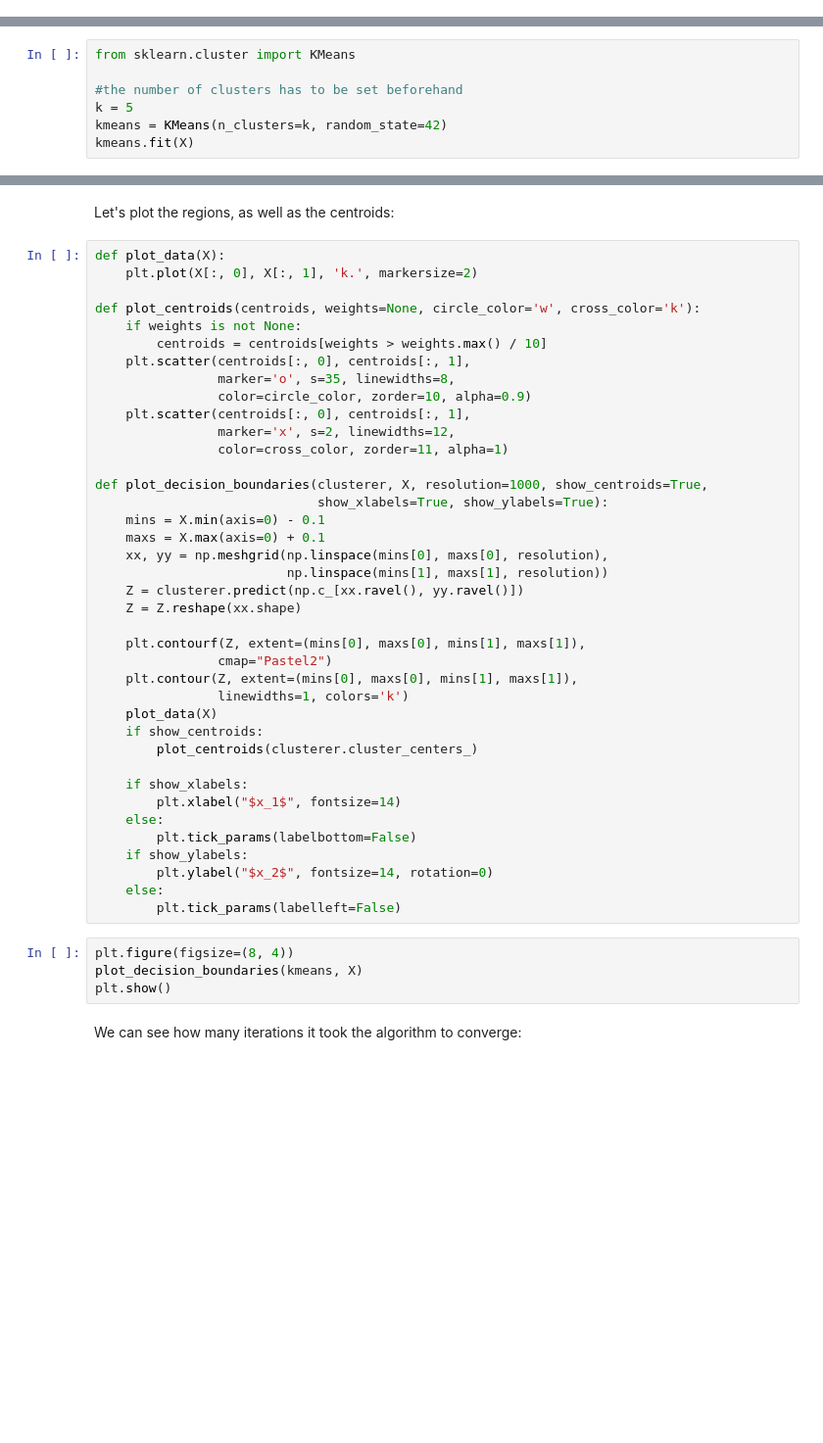
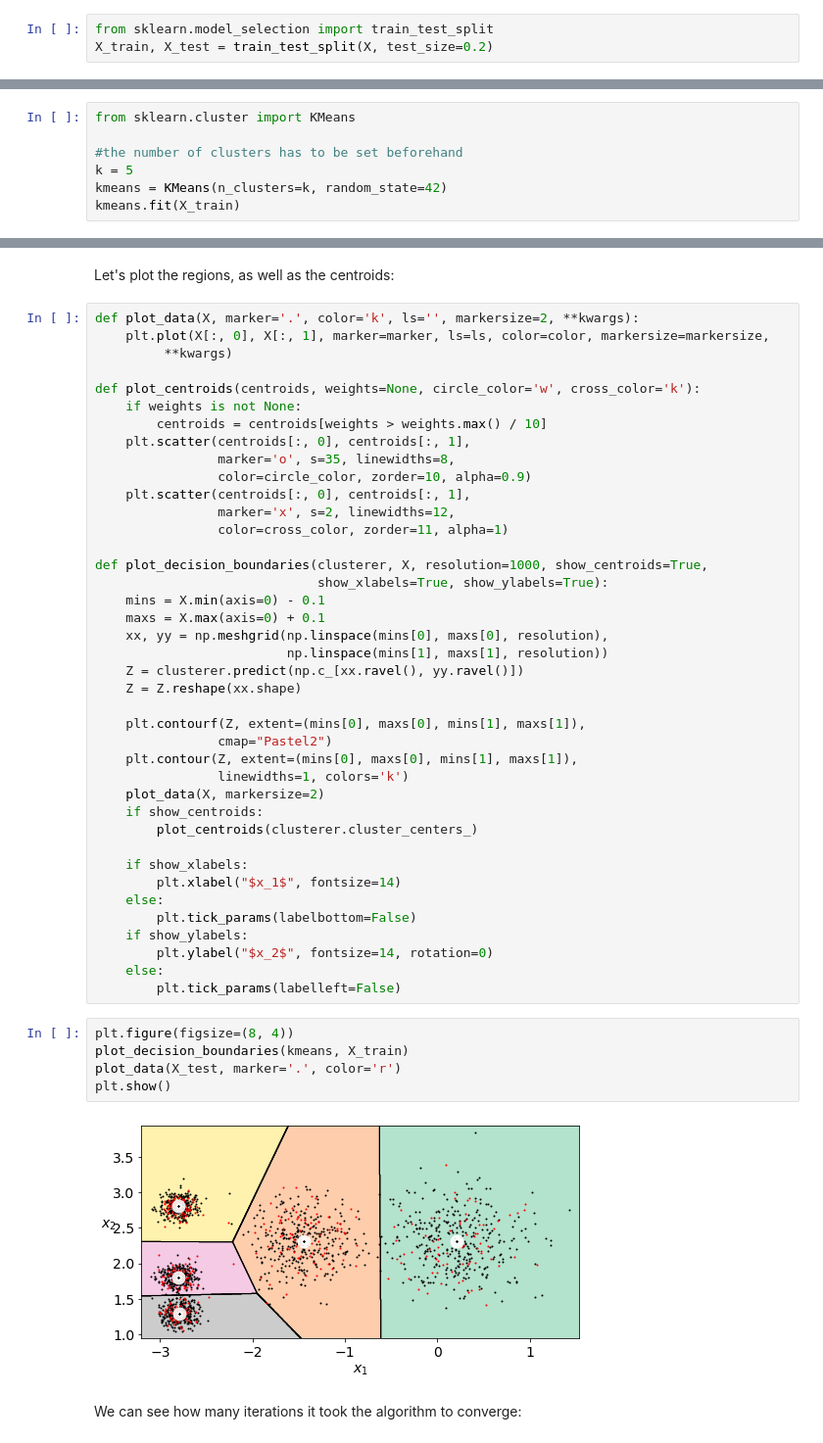
Before and after one commit to anavica209/Arqui, a Jupyter notebook: 03_Unsupervised.ipynb, the cells around one changed output, grey strips where cells are left out. Shown at 98% size. Saved outputs shown, nothing was run; the diff lists cells and outputs as text; blank space fills up the shorter version.

```diff
--- a/03_Unsupervised.ipynb
+++ b/03_Unsupervised.ipynb
@@ -822,3 +1034,6 @@ plot_clusters(X)
+# %%
+from sklearn.model_selection import train_test_split
+X_train, X_test = train_test_split(X, test_size=0.2)
 # %% [markdown]
 The K-means algorithm consists on:
 1. Pick random centroids of the clusters
@@ -832,4 +1047,4 @@ from sklearn.cluster import KMeans
 #the number of clusters has to be set beforehand
 k = 5
 kmeans = KMeans(n_clusters=k, random_state=42)
-kmeans.fit(X)
+kmeans.fit(X_train)
@@ -850,8 +1105,9 @@ True
 # %% [markdown]
 Let's plot the regions, as well as the centroids:
 # %%
-def plot_data(X):
-    plt.plot(X[:, 0], X[:, 1], 'k.', markersize=2)
+def plot_data(X, marker='.', color='k', ls='', markersize=2, **kwargs):
+    plt.plot(X[:, 0], X[:, 1], marker=marker, ls=ls, color=color, markersize=markersize,
+         **kwargs)
 
 def plot_centroids(centroids, weights=None, circle_color='w', cross_color='k'):
     if weights is not None:
@@ -876,7 +1132,7 @@ def plot_decision_boundaries(clusterer, X, resolution=1000, show_centroids=True,
                 cmap="Pastel2")
     plt.contour(Z, extent=(mins[0], maxs[0], mins[1], maxs[1]),
                 linewidths=1, colors='k')
-    plot_data(X)
+    plot_data(X, markersize=2)
     if show_centroids:
         plot_centroids(clusterer.cluster_centers_)
 
@@ -890,8 +1146,11 @@ def plot_decision_boundaries(clusterer, X, resolution=1000, show_centroids=True,
         plt.tick_params(labelleft=False)
 # %%
 plt.figure(figsize=(8, 4))
-plot_decision_boundaries(kmeans, X)
+plot_decision_boundaries(kmeans, X_train)
+plot_data(X_test, marker='.', color='r')
 plt.show()
+# %% [output]
+[figure, added]
 # %% [markdown]
 We can see how many iterations it took the algorithm to converge:
 # %%
```
Also changed, not shown: parts of 128 cells of this notebook.
